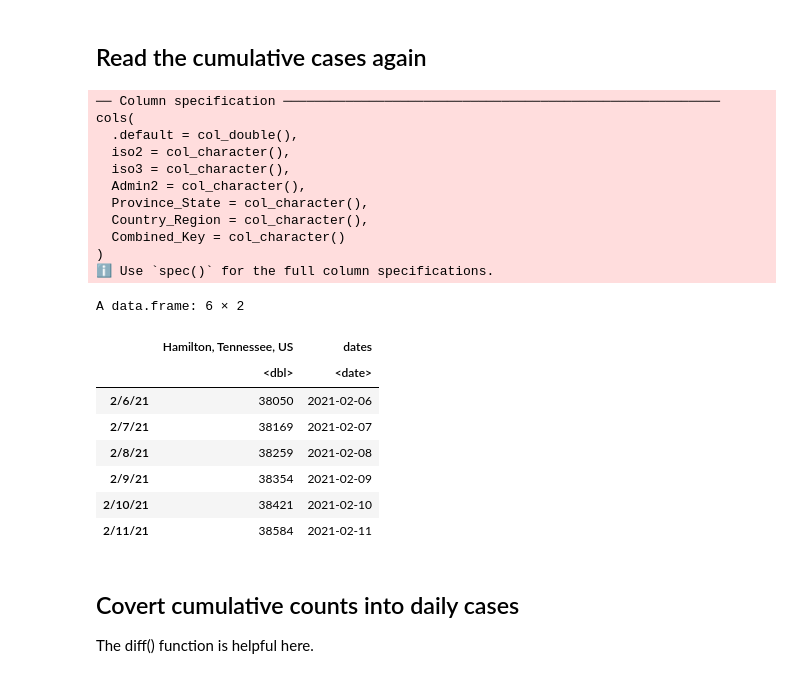
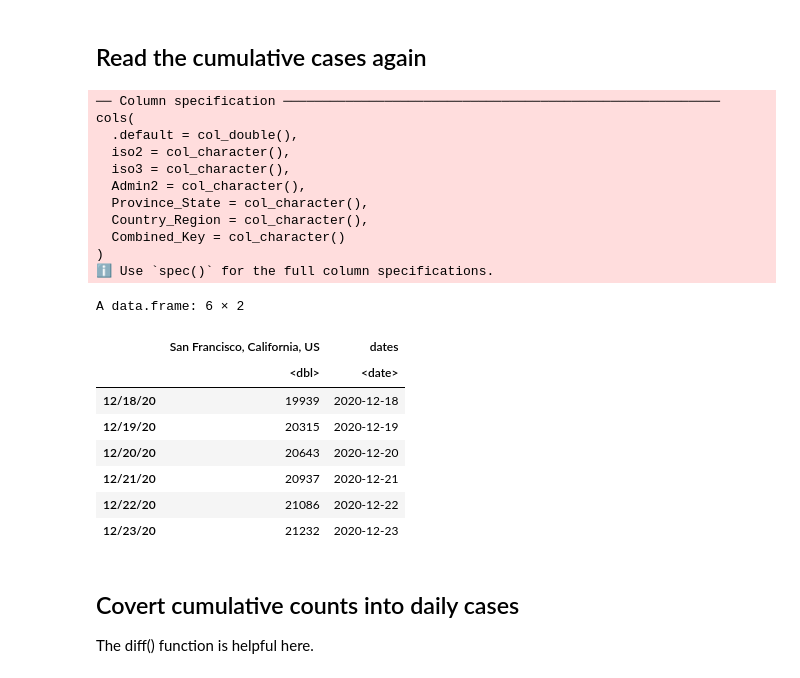
Before and after one commit to hongqin/R-bootcamp-for-teachers-2021July, a Jupyter notebook: R_covid19_teacher_bootcamp20210706.ipynb, the cells around one changed output. Cells and saved outputs as stored; diff of their text form; code cells hidden in the pictures.

```diff
--- a/R_covid19_teacher_bootcamp20210706.ipynb
+++ b/R_covid19_teacher_bootcamp20210706.ipynb
@@ -813,13 +813,13 @@ ggplot(tb_mycounty, aes( x = dates, y=tb_mycounty[,1])) + geom_point() + geom_sm
 # %% [markdown]
 ## Define the county and state. Change to your home county and state for your project
 # %%
-mycounties = c( 'King, Washington, US') #Change here to your home county and state
+#mycounties = c( 'King, Washington, US') #Change here to your home county and state
+#mycounties = c( 'Santa Clara, California, US') #Change here to your home county and state
+#mycounties = c('Hennepin, Minnesota, US') #Minneapolis
+#mycounties = c('Harris, Texas, US') #Houston
+#mycounties = c('Cobb, Georgia, US') #Houston
+#mycounties = c( 'Hamilton, Tennessee, US') #Change here to your home county and state
 mycounties = c( 'San Francisco, California, US') #Change here to your home county and state
-#mycounties = c( 'Santa Clara, California, US') #Change here to your home county and state
-mycounties = c('Hennepin, Minnesota, US') #Minneapolis
-mycounties = c('Harris, Texas, US') #Houston
-mycounties = c('Cobb, Georgia, US') #Houston
-mycounties = c( 'Hamilton, Tennessee, US') #Change here to your home county and state
 # %% [markdown]
    ## Read the cumulative cases again
 # %%
@@ -827,42 +827,42 @@ tb = read_csv("https://raw.githubusercontent.com/CSSEGISandData/COVID-19/master/
 
 tb1 <- tb %>% dplyr::select(12:length(tb[1,])) %>% as.matrix()
 tb1 = as.data.frame(t(tb1))
 
 names(tb1) = tb$Combined_Key
 
 current_dates = names(tb)[12:length(tb[1,])]
 tb1$dates = mdy(current_dates)
 #head(tb1)
 
-days_window = 150  # time  window
+days_window = 200  # time  window
 endday = today(tzone ='EST')
 
 tb_sub <- tb1 %>%
   dplyr::select( all_of(mycounties), 'dates') %>%
   dplyr::filter( between(dates, endday-ddays(days_window), endday))
 
 head(tb_sub)
 # %% [output]
 ── Column specification ────────────────────────────────────────────────────────
 cols(
   .default = col_double(),
   iso2 = col_character(),
   iso3 = col_character(),
   Admin2 = col_character(),
   Province_State = col_character(),
   Country_Region = col_character(),
   Combined_Key = col_character()
 )
 ℹ Use `spec()` for the full column specifications.
 A data.frame: 6 × 2
-|  | Hamilton, Tennessee, US | dates |
+|  | San Francisco, California, US | dates |
 |  | <dbl> | <date> |
-| 2/6/21 | 38050 | 2021-02-06 |
-| 2/7/21 | 38169 | 2021-02-07 |
-| 2/8/21 | 38259 | 2021-02-08 |
-| 2/9/21 | 38354 | 2021-02-09 |
-| 2/10/21 | 38421 | 2021-02-10 |
-| 2/11/21 | 38584 | 2021-02-11 |
+| 12/18/20 | 19939 | 2020-12-18 |
+| 12/19/20 | 20315 | 2020-12-19 |
+| 12/20/20 | 20643 | 2020-12-20 |
+| 12/21/20 | 20937 | 2020-12-21 |
+| 12/22/20 | 21086 | 2020-12-22 |
+| 12/23/20 | 21232 | 2020-12-23 |
 # %% [markdown]
 ## Covert cumulative counts into daily cases
 
```
Also changed, not shown: parts of 27 cells of this notebook.
